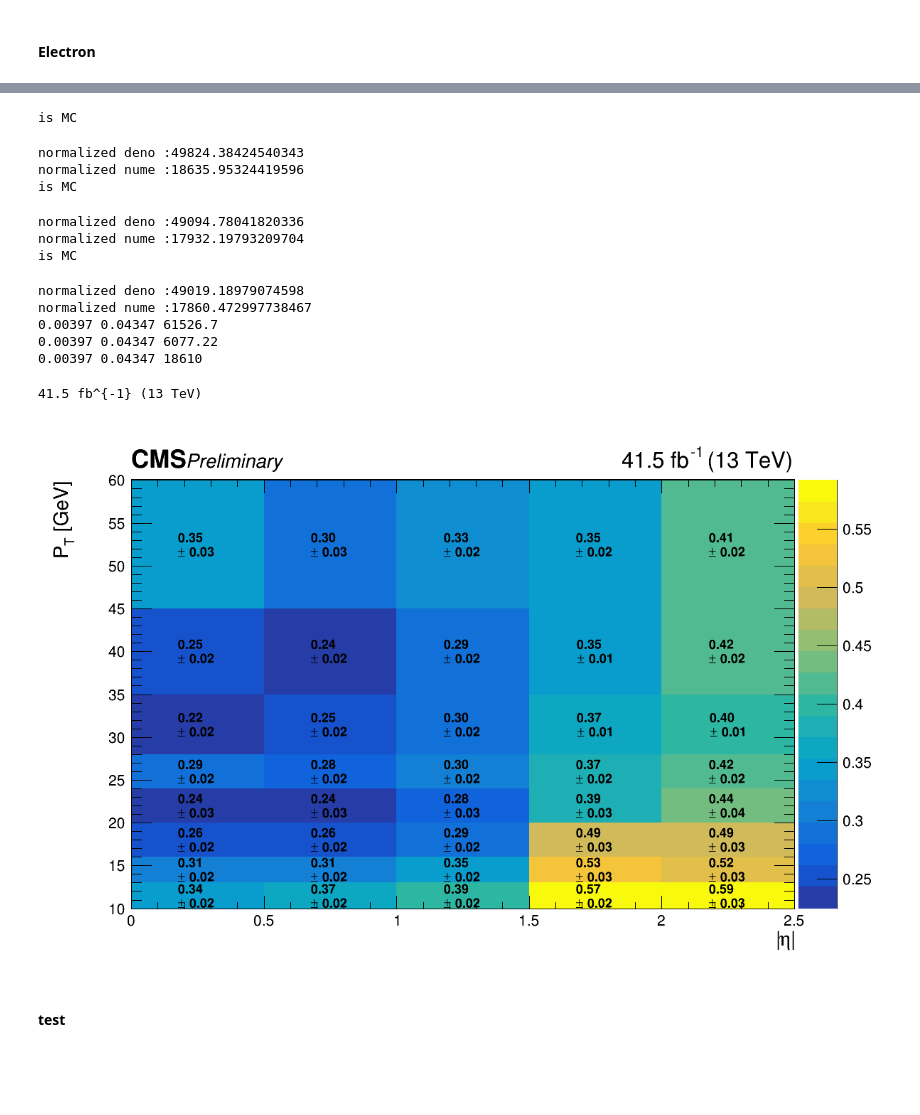
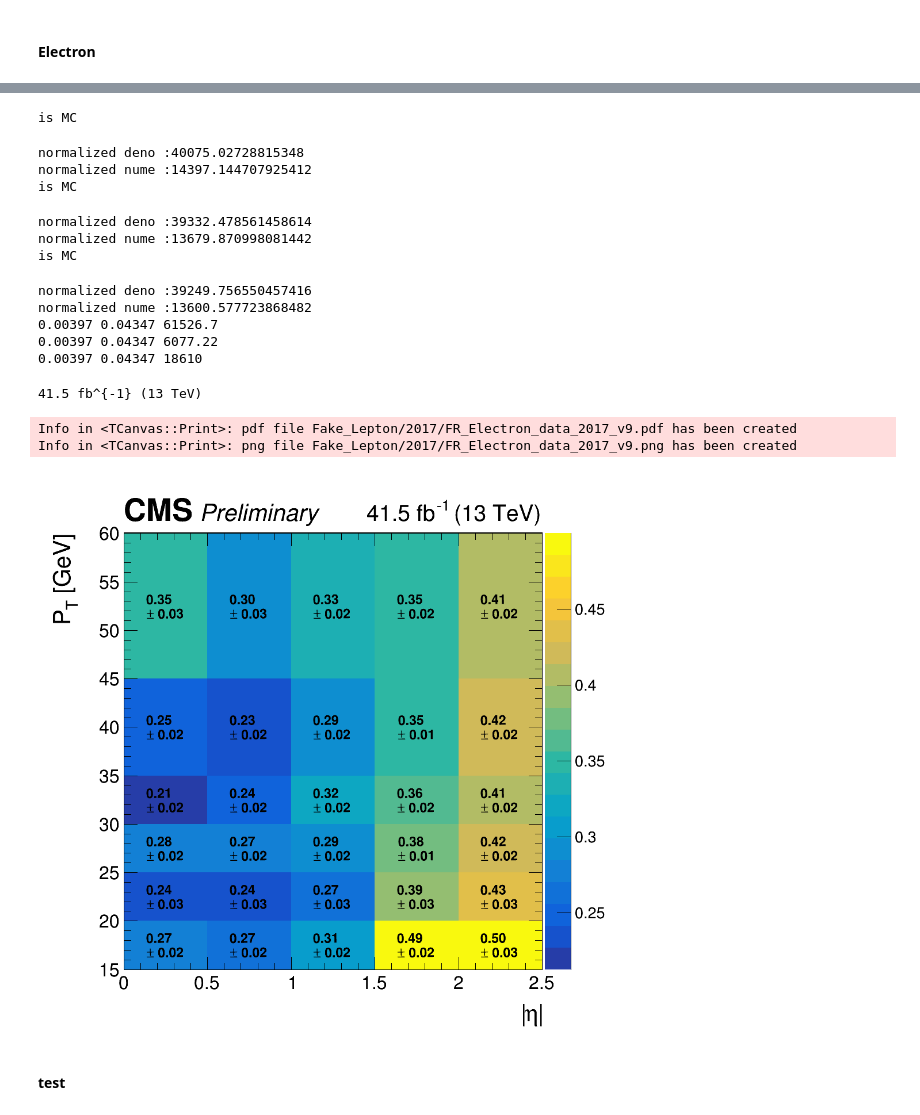
Before and after one commit to Senphy/nanoAOD-WVG, a Jupyter notebook: plot/FakeLepton_uproot_2017.ipynb, the cells around one changed output, grey strips where cells are left out. Saved outputs shown, nothing was run; the diff lists cells and outputs as text; code cells hidden in the pictures; blank space fills up the shorter version.

```diff
--- a/plot/FakeLepton_uproot_2017.ipynb
+++ b/plot/FakeLepton_uproot_2017.ipynb
@@ -30,10 +30,10 @@ writeExtraText = True
 extraText   = "Preliminary"
 extraTextFont = 52
 
-lumiTextSize     = 0.4
+lumiTextSize     = 0.6
 lumiTextOffset   = 0.2
 
-cmsTextSize      = 0.45
+cmsTextSize      = 0.75
 cmsTextOffset    = 0.1
 
 relPosX    = 0.045
@@ -171,7 +171,7 @@ def CMS_lumi(pad,  iPeriod,  iPosX ):
         latex.SetTextFont(extraTextFont)
         latex.SetTextSize(extraTextSize*t)
         latex.SetTextAlign(align_)
-        latex.DrawLatex(posX_*1.20, posY_, extraText)
+        latex.DrawLatex(posX_ + 0.1, posY_, extraText)
 
     pad.Update()
 # %% [markdown]
@@ -1356,14 +1407,14 @@ def AddHist_FR_Ele(file, h_nume_e, h_deno_e, isAdd, isData, lumi_Ele8, lumi_Ele2
 # ylow = 25
 # yup = 50
 
-ybins = [10, 13, 16, 20, 24, 28, 35, 45, 60]
+ybins = [15, 20, 25, 30, 35, 45, 60]
 xbins = [.0, 0.5, 1.0, 1.5, 2.0, 2.5]
 
 from array import array
-h_deno_e = ROOT.TH2D("","", 5, array('d',xbins), 8, array('d',ybins))
+h_deno_e = ROOT.TH2D("","", len(xbins)-1, array('d',xbins), len(ybins)-1, array('d',ybins))
 h_deno_e.StatOverflows(1)
 h_deno_e.Sumw2()
-h_nume_e = ROOT.TH2D("","", 5, array('d',xbins), 8, array('d',ybins))
+h_nume_e = ROOT.TH2D("","", len(xbins)-1, array('d',xbins), len(ybins)-1, array('d',ybins))
 h_nume_e.StatOverflows(1)
 h_nume_e.Sumw2()
 
@@ -1372,10 +1423,10 @@ h_nume_e.Sumw2()
 # AddDATA(file_DATA, h_nume_e, h_deno_e)
 
 file_list_E = [
-    '/eos/user/s/sdeng/WZG_analysis/fake_lepton_template/2017/SingleElectron_Run2017C_0000.root',
-    '/eos/user/s/sdeng/WZG_analysis/fake_lepton_template/2017/SingleElectron_Run2017D_0000.root',
-    '/eos/user/s/sdeng/WZG_analysis/fake_lepton_template/2017/SingleElectron_Run2017E_0000.root',
-    '/eos/user/s/sdeng/WZG_analysis/fake_lepton_template/2017/SingleElectron_Run2017F_0000.root',
+    '/eos/user/s/sdeng/WZG_analysis/fake_lepton_template/CR/2017/SingleElectron_Run2017C_0000.root',
+    '/eos/user/s/sdeng/WZG_analysis/fake_lepton_template/CR/2017/SingleElectron_Run2017D_0000.root',
+    '/eos/user/s/sdeng/WZG_analysis/fake_lepton_template/CR/2017/SingleElectron_Run2017E_0000.root',
+    '/eos/user/s/sdeng/WZG_analysis/fake_lepton_template/CR/2017/SingleElectron_Run2017F_0000.root',
 ]
 for file_DATA in file_list_E:
     AddHist_FR_Ele(file_DATA, h_nume_e, h_deno_e, 1, 1, 0, 0, 0)
@@ -1395,8 +1446,8 @@ normalized nume :19674.0
 # %%
 # file_MC = "/eos/user/s/sdeng/ttx/fake_lepton_template/WJetsToLNu_TuneCP5_13TeV-amcatnloFXFX-pythia8_2017.root"
-file_WJets = '/eos/user/s/sdeng/WZG_analysis/fake_lepton_template/2017/WJetsToLNu_TuneCP5_13TeV-madgraphMLM-pythia8_2017_0000.root'
-file_ZJets = '/eos/user/s/sdeng/WZG_analysis/fake_lepton_template/2017/DYJetsToLL_M-50_TuneCP5_13TeV-madgraphMLM-pythia8_2017_0000.root'
-file_ZJets2 = '/eos/user/s/sdeng/WZG_analysis/fake_lepton_template/2017/DYJetsToLL_M-10to50_TuneCP5_13TeV-madgraphMLM-pythia8_2017_0000.root'
+file_WJets = '/eos/user/s/sdeng/WZG_analysis/fake_lepton_template/CR/2017/WJetsToLNu_TuneCP5_13TeV-madgraphMLM-pythia8_2017_0000.root'
+file_ZJets = '/eos/user/s/sdeng/WZG_analysis/fake_lepton_template/CR/2017/DYJetsToLL_M-50_TuneCP5_13TeV-madgraphMLM-pythia8_2017_0000.root'
+file_ZJets2 = '/eos/user/s/sdeng/WZG_analysis/fake_lepton_template/CR/2017/DYJetsToLL_M-10to50_TuneCP5_13TeV-madgraphMLM-pythia8_2017_0000.root'
 xsec_WJets = 61526.7
 xsec_ZJets = 6077.22
 xsec_ZJets2 = 18610
@@ -1414,34 +1465,57 @@ print (lumi_Ele8, lumi_Ele23, xsec_ZJets)
 print (lumi_Ele8, lumi_Ele23, xsec_ZJets2)
 # %% [output]
 is MC
-normalized deno :49824.38424540343
-normalized nume :18635.95324419596
+normalized deno :40075.02728815348
+normalized nume :14397.144707925412
 is MC
-normalized deno :49094.78041820336
-normalized nume :17932.19793209704
+normalized deno :39332.478561458614
+normalized nume :13679.870998081442
 is MC
-normalized deno :49019.18979074598
-normalized nume :17860.472997738467
+normalized deno :39249.756550457416
+normalized nume :13600.577723868482
 0.00397 0.04347 61526.7
 0.00397 0.04347 6077.22
 0.00397 0.04347 18610
 # %%
 fake_rate_e = h_nume_e.Clone("fake_rate_e")
 fake_rate_e.Divide(h_deno_e)
 
 fake_rate_e.SetDirectory(0)
-c1 = ROOT.TCanvas("","",1200,800)
+c1 = ROOT.TCanvas("","",1000,1000)
+c1.Draw()
 fake_rate_e.SetStats(0)
 fake_rate_e.SetXTitle("|#eta|")
 fake_rate_e.SetYTitle("P_{T} [GeV]")
 fake_rate_e.SetMarkerSize(1.3)
+
+# hist.GetYaxis().SetNdivisions(105)
+fake_rate_e.GetYaxis().SetTitleSize(45)
+fake_rate_e.GetYaxis().SetTitleFont(43)
+fake_rate_e.GetYaxis().SetTitleOffset(1.40)
+fake_rate_e.GetYaxis().SetLabelFont(43)
+fake_rate_e.GetYaxis().SetLabelSize(35)
+
+fake_rate_e.GetXaxis().SetTitleSize(45)
+fake_rate_e.GetXaxis().SetTitleFont(43)
+fake_rate_e.GetXaxis().SetTitleOffset(1.1)
+fake_rate_e.GetXaxis().SetLabelFont(43)
+fake_rate_e.GetXaxis().SetLabelSize(35)
+fake_rate_e.SetStats(0)
+
 ROOT.gStyle.SetPaintTextFormat('4.2f')
-fake_rate_e.Draw("COLZe TEXT")
-c1.Draw()
+fake_rate_e.Draw("TEXT COLZe")
+ROOT.gStyle.SetPadRightMargin(0.12)
+lumiTextSize     = 0.4
+lumiTextOffset   = 0.2
+
+cmsTextSize      = 0.55
+cmsTextOffset    = 0.1
 CMS_lumi(c1,0,0)
-# c1.SaveAs('Fake_Lepton/2017/FR_Electron_data_2017_new.pdf')
-# c1.SaveAs('Fake_Lepton/2017/FR_Electron_data_2017_new.png')
+c1.SaveAs('Fake_Lepton/2017/FR_Electron_data_2017_v9.pdf')
+c1.SaveAs('Fake_Lepton/2017/FR_Electron_data_2017_v9.png')
 # %% [output]
 41.5 fb^{-1} (13 TeV)
+Info in <TCanvas::Print>: pdf file Fake_Lepton/2017/FR_Electron_data_2017_v9.pdf has been created
+Info in <TCanvas::Print>: png file Fake_Lepton/2017/FR_Electron_data_2017_v9.png has been created
-[figure, old version]
+[figure, new version]
 # %%
```
Also changed, not shown: parts of 9 cells of this notebook, 9 other files.
